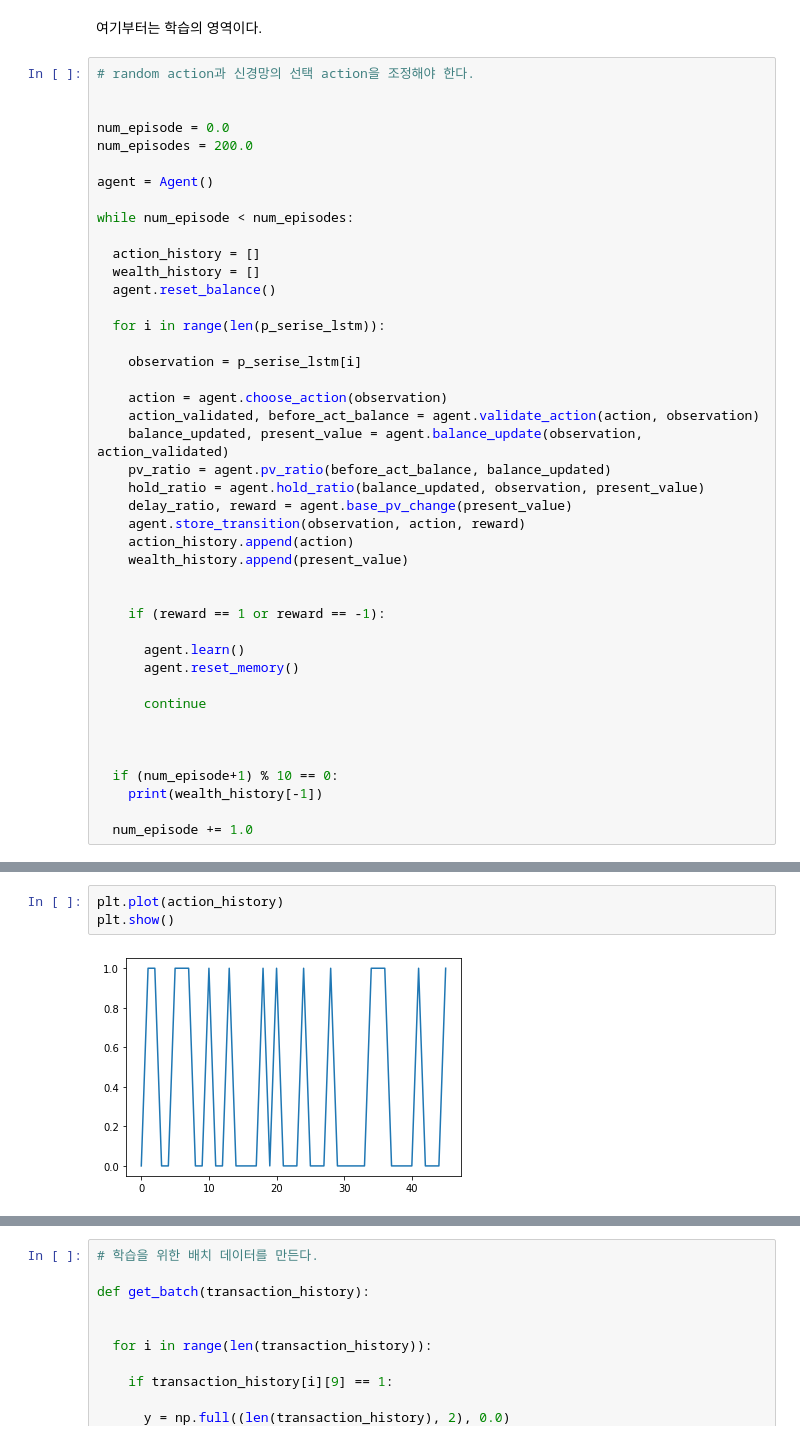
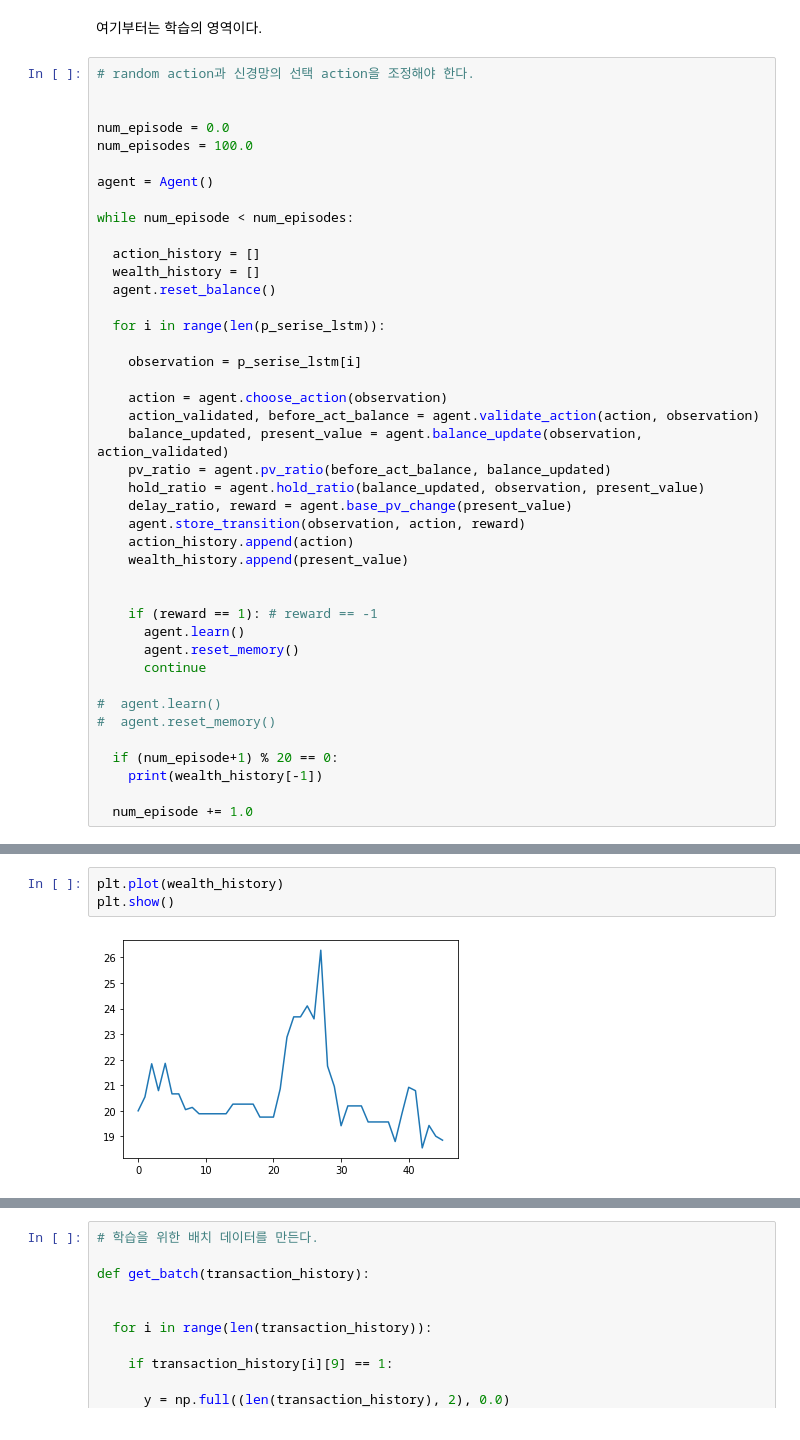
Before and after one commit to sjbaek12/sjbaek12.github.io, a Jupyter notebook: 정책학습_기반_예측.ipynb, the cells around one changed output, grey strips where cells are left out. Saved outputs shown, nothing was run; the diff lists cells and outputs as text.

```diff
--- a/정책학습_기반_예측.ipynb
+++ b/정책학습_기반_예측.ipynb
@@ -295,7 +294,7 @@ print(action, action_validated, before_act_balance, balance_updated, present_val
 
 
 num_episode = 0.0
-num_episodes = 200.0
+num_episodes = 100.0
 
 agent = Agent()
 
@@ -320,16 +319,15 @@ while num_episode < num_episodes:
     wealth_history.append(present_value)
 
 
-    if (reward == 1 or reward == -1):
-
+    if (reward == 1): # reward == -1
       agent.learn()
       agent.reset_memory()
-
       continue
 
+#  agent.learn()
+#  agent.reset_memory()
 
-
-  if (num_episode+1) % 10 == 0:
+  if (num_episode+1) % 20 == 0:
     print(wealth_history[-1])
 
   num_episode += 1.0
@@ -377,8 +348,8 @@ wealth_history
 # %%
-plt.plot(action_history)
+plt.plot(wealth_history)
 plt.show()
 # %% [output]
-[figure, old version]
+[figure, new version]
 # %%
 plt.plot(p_f,"b")
 plt.plot(price_lstm, 'ro')
```
Also changed, not shown: parts of 11 cells of this notebook.
